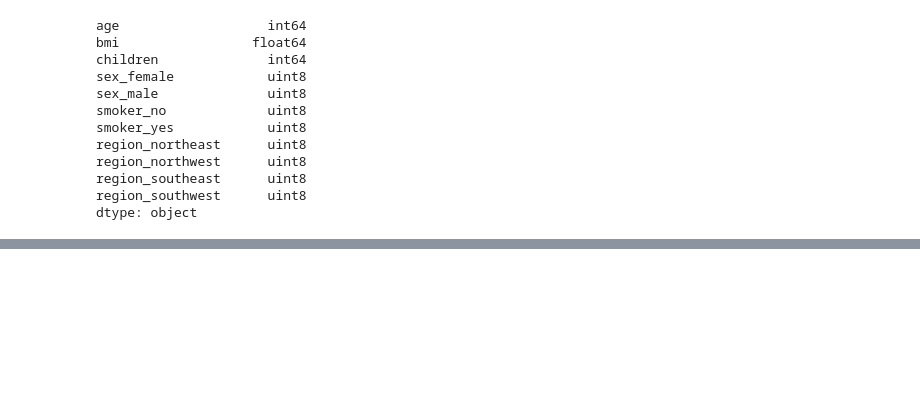
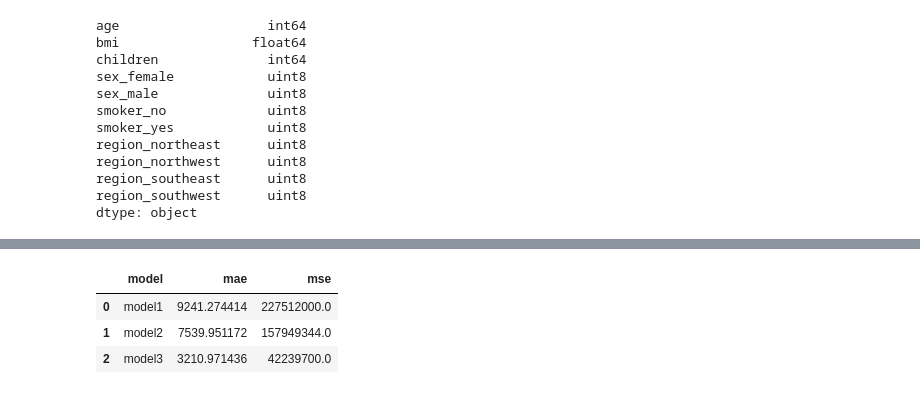
Before and after one commit to dhsprojects/advancepython, a Jupyter notebook: large_problem_with_regression.ipynb, the cells around one changed output, grey strips where cells are left out. Cells and saved outputs as stored; diff of their text form; code cells hidden in the pictures; blank space fills up the shorter version.

```diff
--- a/large_problem_with_regression.ipynb
+++ b/large_problem_with_regression.ipynb
@@ -182,0 +290,10 @@ plot_model(model = model2)
+# %%
+#predict the model3
+y_pred = model3.predict(x_test)
+# %%
+#reshape y for checking error
+y_pred = y_pred.reshape(268,)
+# %%
+mae3 = mae(y_test,y_pred)
+# %%
+mse3 = mse(y_test,y_pred)
@@ -182,0 +337,12 @@ plot_model(model = model2)
+# %%
+model_result = [["model1",mae1.numpy(),mse1.numpy()],
+                ["model2",mae2.numpy(),mse2.numpy()],
+                ["model3",mae3.numpy(),mse3.numpy()]]
+
+all_result = pd.DataFrame(model_result,columns=["model","mae","mse"])
+all_result
+# %% [output]
+|  | model | mae | mse |
+| 0 | model1 | 9241.274414 | 227512000.0 |
+| 1 | model2 | 7539.951172 | 157949344.0 |
+| 2 | model3 | 3210.971436 | 42239700.0 |
```
Also changed, not shown: parts of 49 cells of this notebook.
